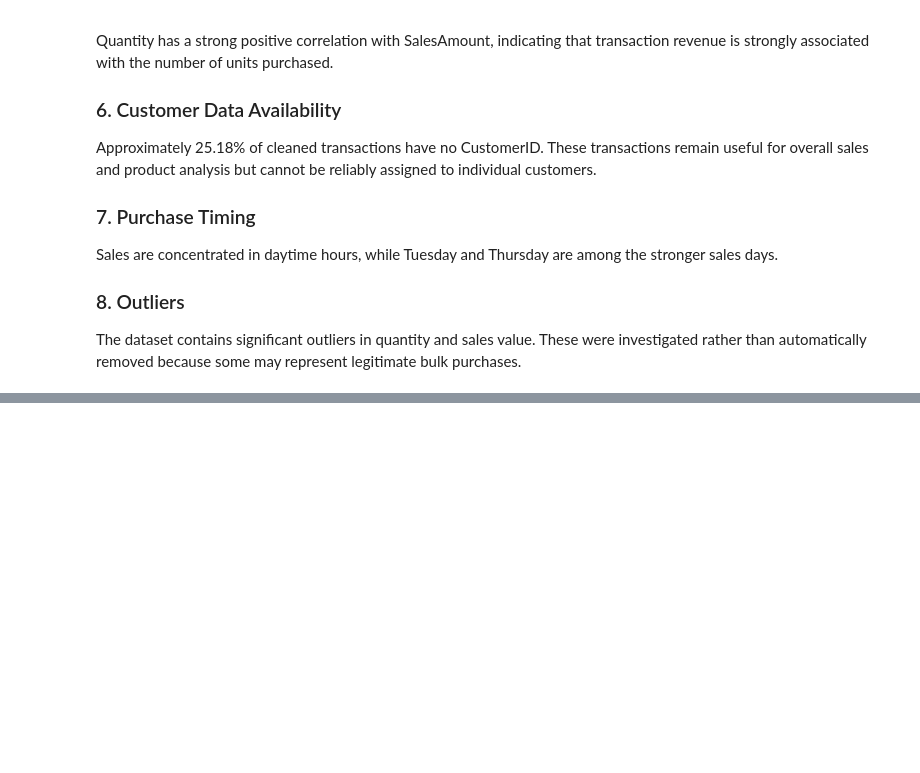
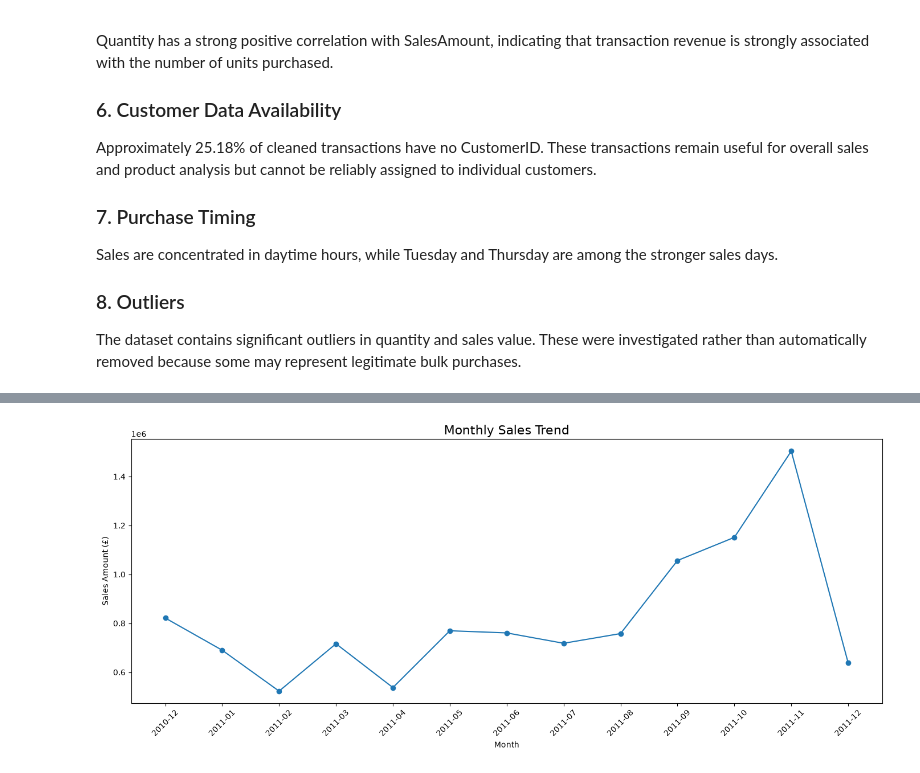
Before and after one commit to Omkar-Pujari/online-retail-sales-analytics, a Jupyter notebook: Notebook/Online_Retail_EDA.ipynb, the cells around one changed output, grey strips where cells are left out. Cells and saved outputs as stored; diff of their text form; code cells hidden in the pictures; blank space fills up the shorter version.

Commit message:
Completed EDA and final visualizations

```diff
--- a/Notebook/Online_Retail_EDA.ipynb
+++ b/Notebook/Online_Retail_EDA.ipynb
@@ -987,0 +995,33 @@ bulk purchases.
+# %%
+monthly_sales = (
+    df.groupby(df['InvoiceDate'].dt.to_period('M'))['SalesAmount']
+    .sum()
+    .reset_index()
+)
+
+monthly_sales['InvoiceDate'] = monthly_sales['InvoiceDate'].astype(str)
+
+plt.figure(figsize=(14, 6))
+
+plt.plot(
+    monthly_sales['InvoiceDate'],
+    monthly_sales['SalesAmount'],
+    marker='o'
+)
+
+plt.title('Monthly Sales Trend', fontsize=16)
+plt.xlabel('Month')
+plt.ylabel('Sales Amount (£)')
+plt.xticks(rotation=45)
+
+plt.tight_layout()
+
+plt.savefig(
+    "../visualizations/01_monthly_sales_trend.png",
+    dpi=300,
+    bbox_inches='tight'
+)
+
+plt.show()
+# %% [output]
+[figure, added]
```
Also changed, not shown: parts of 7 cells of this notebook, 7 other files.
